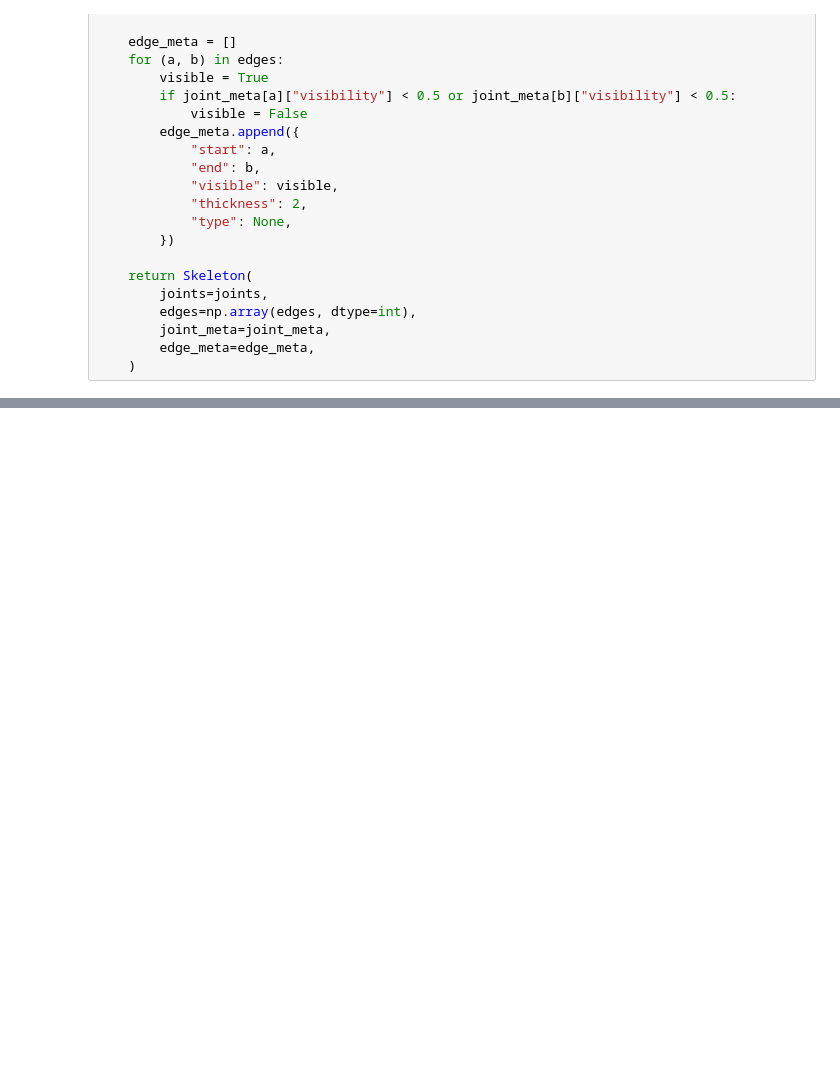
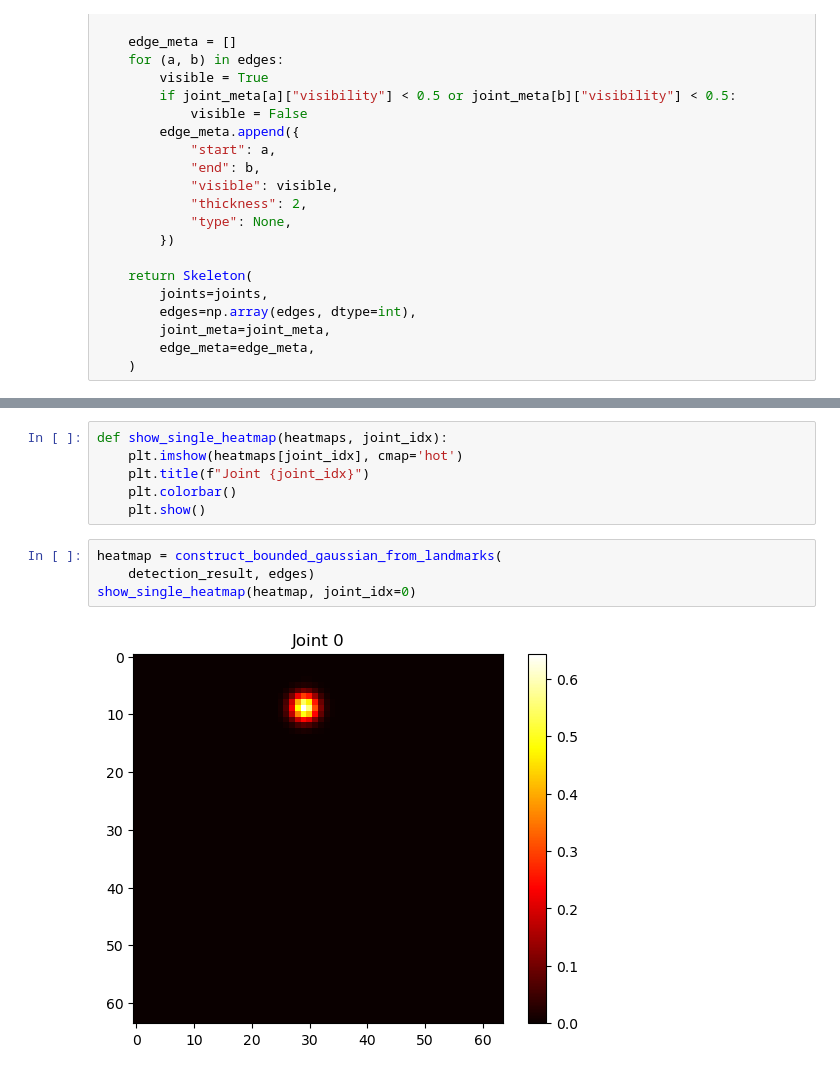
Before and after one commit to Leahie/pose-project, a Jupyter notebook: research/sketch_to_pose.ipynb, the cells around one changed output, grey strips where cells are left out. Saved outputs shown, nothing was run; the diff lists cells and outputs as text; blank space fills up the shorter version.

```diff
--- a/research/sketch_to_pose.ipynb
+++ b/research/sketch_to_pose.ipynb
@@ -375,0 +462,12 @@ plt.imshow(skeleton.render())
+# %%
+def show_single_heatmap(heatmaps, joint_idx):
+    plt.imshow(heatmaps[joint_idx], cmap='hot')
+    plt.title(f"Joint {joint_idx}")
+    plt.colorbar()
+    plt.show()
+# %%
+heatmap = construct_bounded_gaussian_from_landmarks(
+    detection_result, edges)
+show_single_heatmap(heatmap, joint_idx=0)
+# %% [output]
+[figure, added]
```
Also changed, not shown: parts of 16 cells of this notebook.
